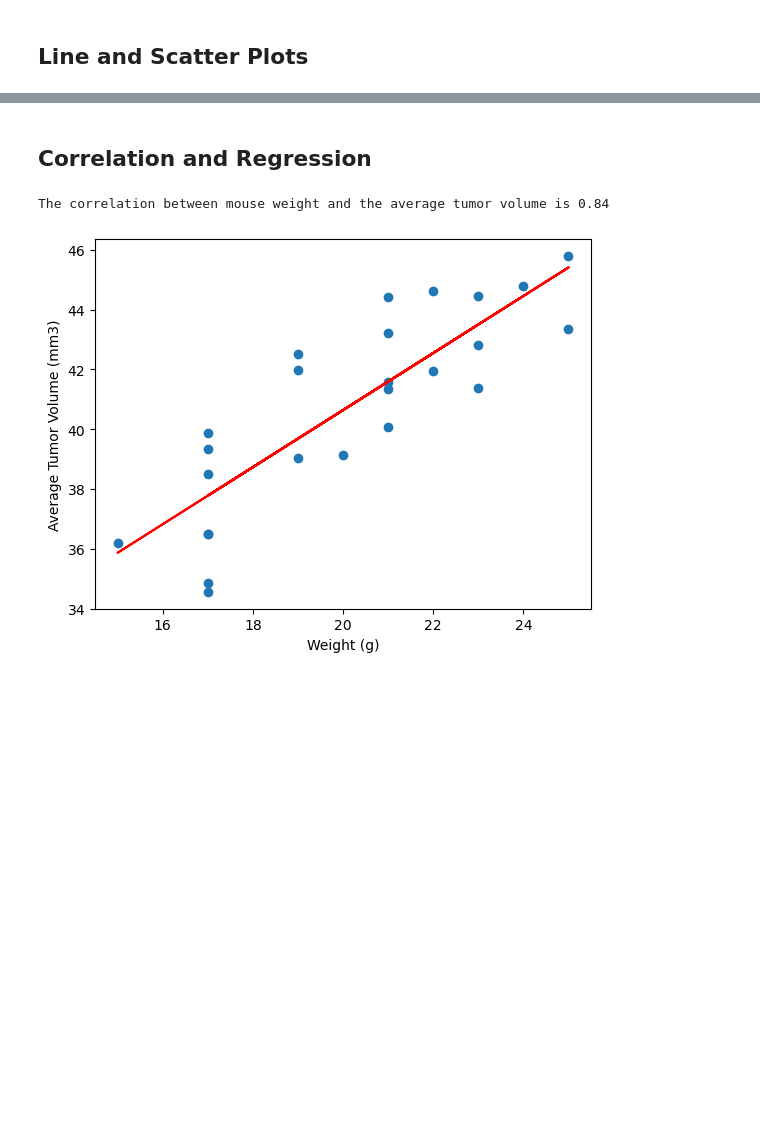
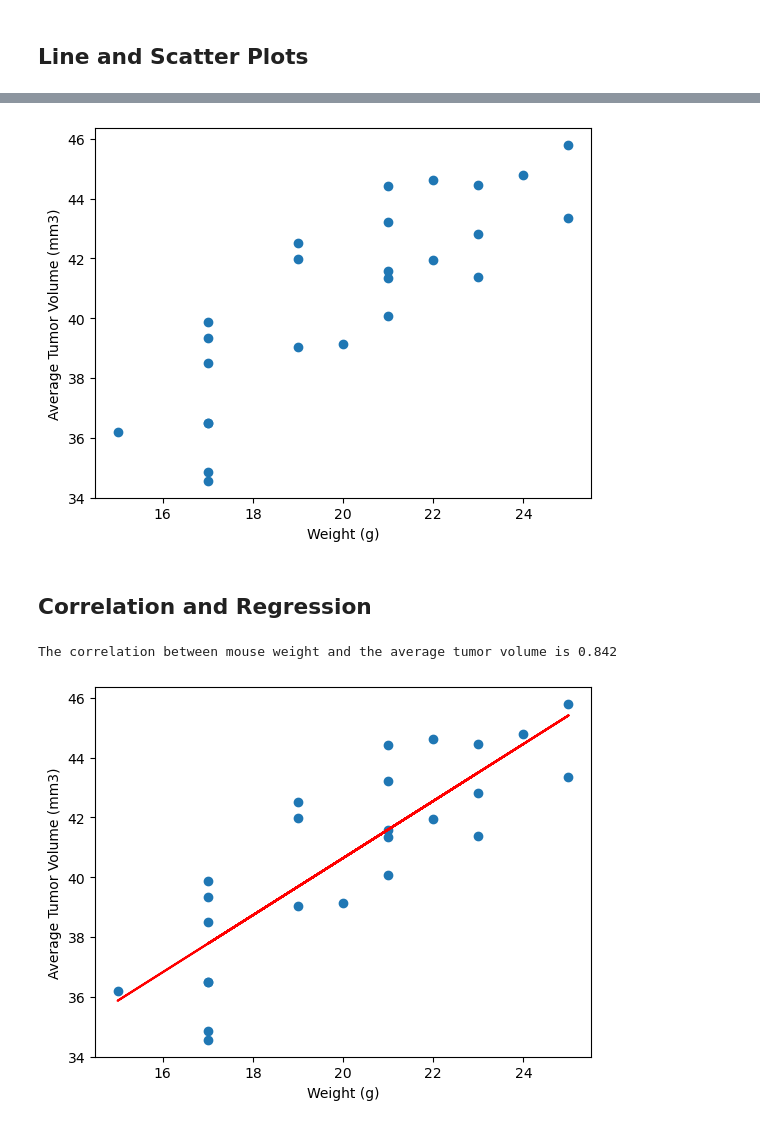
Before and after one commit to CalebCutrer/DataVisualization-Challenge, a Jupyter notebook: pymaceuticals.ipynb, the cells around one changed output, grey strips where cells are left out. Saved outputs shown, nothing was run; the diff lists cells and outputs as text; code cells hidden in the pictures; blank space fills up the shorter version.

```diff
--- a/pymaceuticals.ipynb
+++ b/pymaceuticals.ipynb
@@ -243,8 +243,35 @@ Ceftamin's potential outliers: Series([], Name: Tumor Volume (mm3), dtype: float
+# %%
+# Generate a scatter plot of mouse weight vs. the average observed tumor volume for the entire Capomulin regimen
+Cap_avg = newdf.loc[newdf["Drug Regimen"] == "Capomulin", ["Mouse ID", "Tumor Volume (mm3)", "Weight (g)"]]
+Avg_tumor = Cap_avg.groupby("Mouse ID")["Tumor Volume (mm3)"].mean()
+weight = Cap_avg.groupby("Mouse ID")["Weight (g)"].mean()
+
+plt.scatter(weight, Avg_tumor)
+plt.xlabel("Weight (g)")
+plt.ylabel("Average Tumor Volume (mm3)")
+plt.show()
+# %% [output]
+[figure, added]
 # %% [markdown]
 ## Correlation and Regression
 # %%
 # Calculate the correlation coefficient and a linear regression model
 # for mouse weight and average observed tumor volume for the entire Capomulin regimen
+
+# Linear regression
+slope, intercept, rvalue, pvalue, stderr = st.linregress(weight, Avg_tumor)
+
+# Regression line equation
+regression_line = weight * slope + intercept
+
+print(f"The correlation between mouse weight and the average tumor volume is {round(rvalue, 3)}")
+
+# Plot
+plt.scatter(weight, Avg_tumor)
+plt.plot(weight, regression_line, "r-")
+plt.xlabel("Weight (g)")
+plt.ylabel("Average Tumor Volume (mm3)")
+plt.show()
 # %% [output]
-The correlation between mouse weight and the average tumor volume is 0.84
+The correlation between mouse weight and the average tumor volume is 0.842
 [figure]
```
Also changed, not shown: parts of 9 cells of this notebook.
